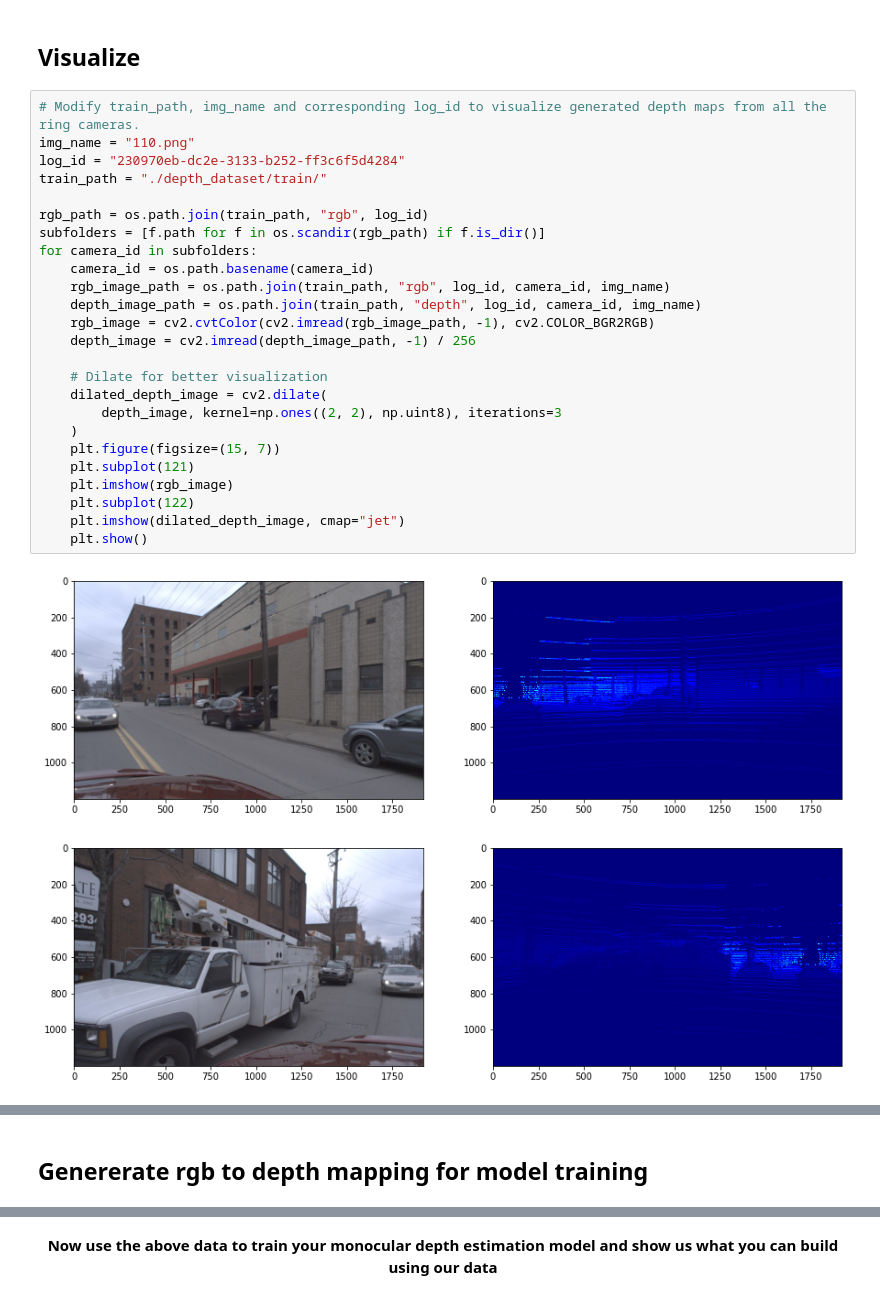
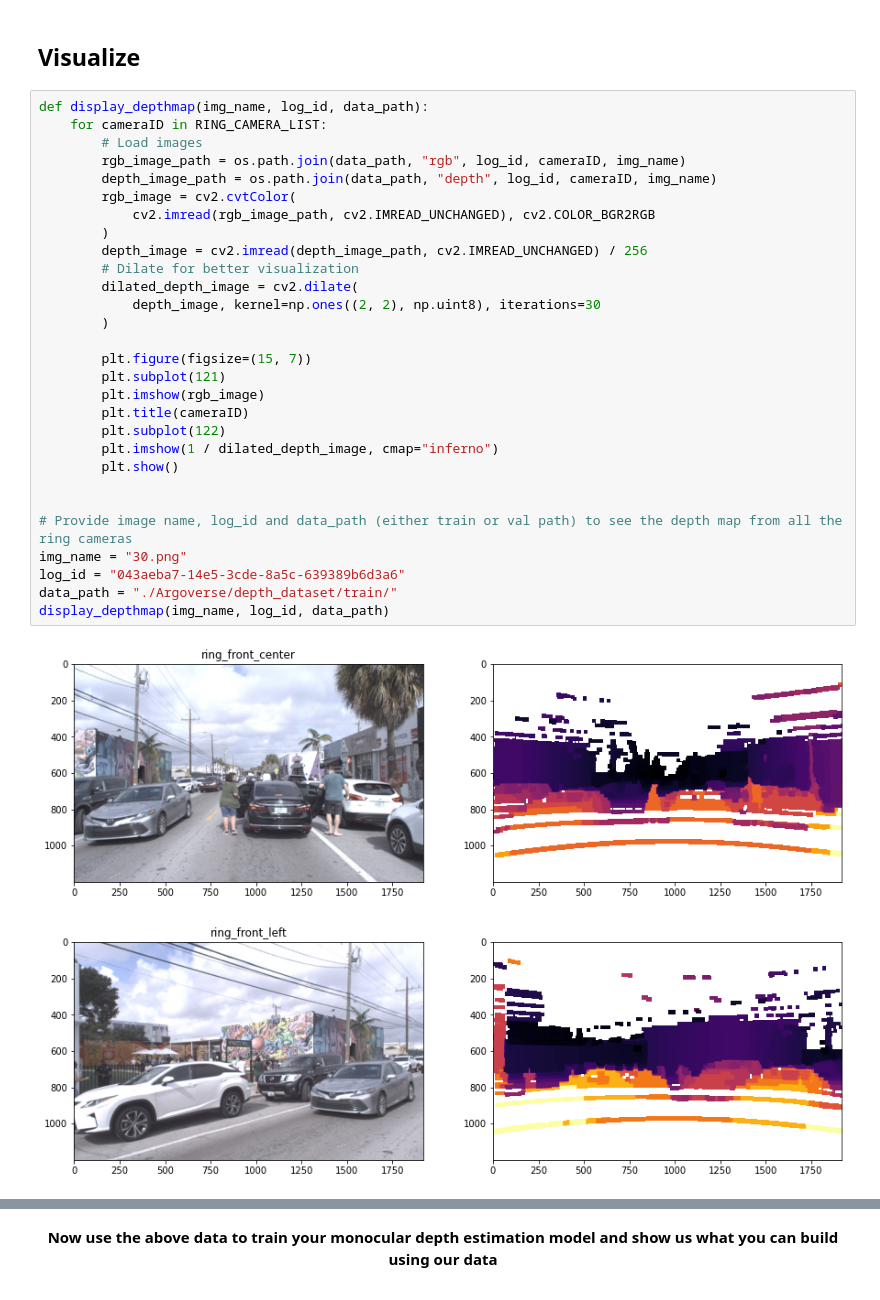
Before and after one commit to argoverse/argoverse-api, a Jupyter notebook: demo_usage/argoverse_depth_map_tutorial.ipynb, the cells around one changed output, grey strips where cells are left out. Cells and saved outputs as stored; diff of their text form.

```diff
--- a/demo_usage/argoverse_depth_map_tutorial.ipynb
+++ b/demo_usage/argoverse_depth_map_tutorial.ipynb
@@ -223,30 +314,34 @@ WARNING:argoverse.data_loading.synchronization_database:No corresponding stereo
 # %% [markdown]
 ## Visualize
 # %%
-# Modify train_path, img_name and corresponding log_id to visualize generated depth maps from all the ring cameras.
-img_name = "110.png"
-log_id = "230970eb-dc2e-3133-b252-ff3c6f5d4284"
-train_path = "./depth_dataset/train/"
+def display_depthmap(img_name, log_id, data_path):
+    for cameraID in RING_CAMERA_LIST:
+        # Load images
+        rgb_image_path = os.path.join(data_path, "rgb", log_id, cameraID, img_name)
+        depth_image_path = os.path.join(data_path, "depth", log_id, cameraID, img_name)
+        rgb_image = cv2.cvtColor(
+            cv2.imread(rgb_image_path, cv2.IMREAD_UNCHANGED), cv2.COLOR_BGR2RGB
+        )
+        depth_image = cv2.imread(depth_image_path, cv2.IMREAD_UNCHANGED) / 256
+        # Dilate for better visualization
+        dilated_depth_image = cv2.dilate(
+            depth_image, kernel=np.ones((2, 2), np.uint8), iterations=30
+        )
 
-rgb_path = os.path.join(train_path, "rgb", log_id)
-subfolders = [f.path for f in os.scandir(rgb_path) if f.is_dir()]
-for camera_id in subfolders:
-    camera_id = os.path.basename(camera_id)
-    rgb_image_path = os.path.join(train_path, "rgb", log_id, camera_id, img_name)
-    depth_image_path = os.path.join(train_path, "depth", log_id, camera_id, img_name)
-    rgb_image = cv2.cvtColor(cv2.imread(rgb_image_path, -1), cv2.COLOR_BGR2RGB)
-    depth_image = cv2.imread(depth_image_path, -1) / 256
+        plt.figure(figsize=(15, 7))
+        plt.subplot(121)
+        plt.imshow(rgb_image)
+        plt.title(cameraID)
+        plt.subplot(122)
+        plt.imshow(1 / dilated_depth_image, cmap="inferno")
+        plt.show()
 
-    # Dilate for better visualization
-    dilated_depth_image = cv2.dilate(
-        depth_image, kernel=np.ones((2, 2), np.uint8), iterations=3
-    )
-    plt.figure(figsize=(15, 7))
-    plt.subplot(121)
-    plt.imshow(rgb_image)
-    plt.subplot(122)
-    plt.imshow(dilated_depth_image, cmap="jet")
-    plt.show()
+
+# Provide image name, log_id and data_path (either train or val path) to see the depth map from all the ring cameras
+img_name = "30.png"
+log_id = "043aeba7-14e5-3cde-8a5c-639389b6d3a6"
+data_path = "./Argoverse/depth_dataset/train/"
+display_depthmap(img_name, log_id, data_path)
 # %% [output]
-[figure, old version]
+[figure, new version]
-[figure, old version]
+[figure, new version]
@@ -257,2 +352,0 @@ for camera_id in subfolders:
-# %% [markdown]
-## Genererate rgb to depth mapping for model training
```
Also changed, not shown: parts of 14 cells of this notebook.
